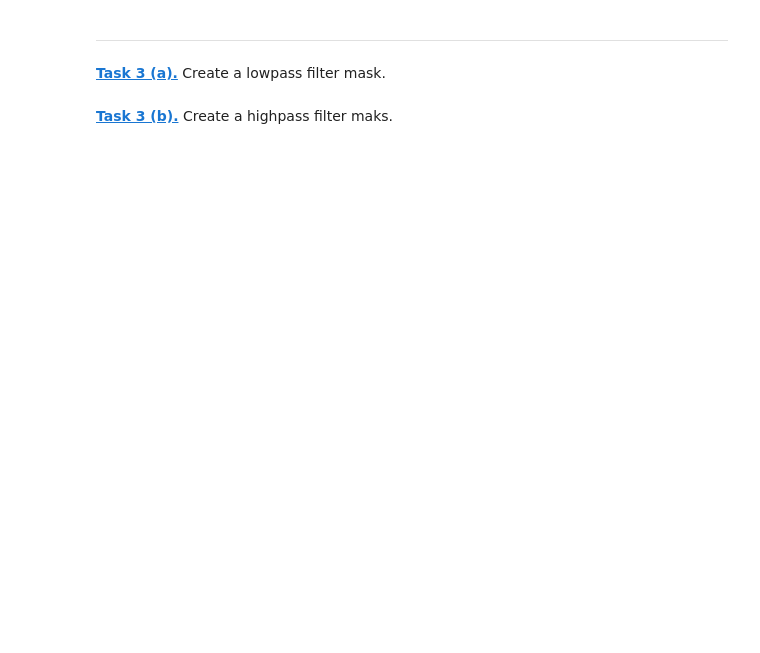
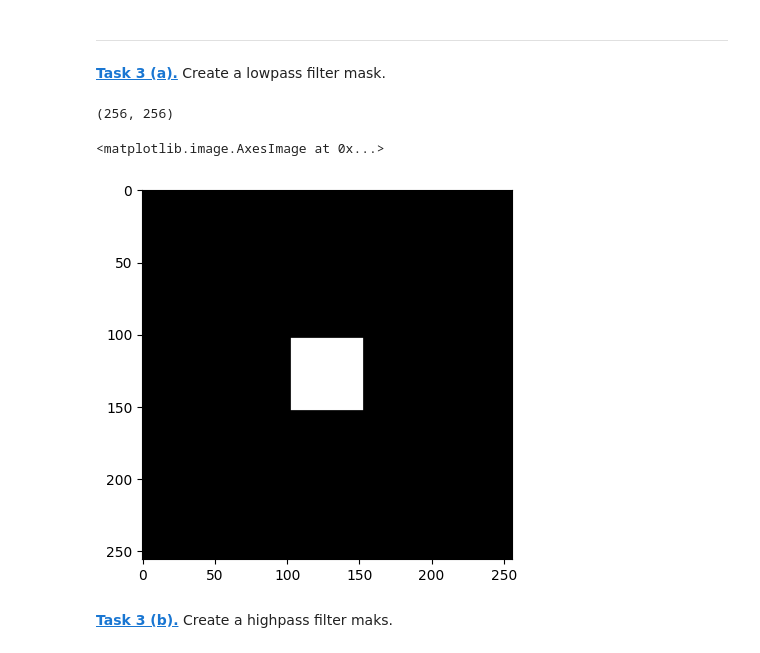
Before and after one commit to Hannahrrrrr/mobifs5-python, a Jupyter notebook: fourier.ipynb, the cells around one changed output. Cells and saved outputs as stored; diff of their text form; code cells hidden in the pictures; blank space fills up the shorter version.

```diff
--- a/fourier.ipynb
+++ b/fourier.ipynb
@@ -103,5 +127,22 @@ def to_complex_array(amplitude_array, phase_array):
 **[Task 3 (a).]()** Create a lowpass filter mask.
 # %%
 filter_window_size = 50
+# %%
+print(amplitude_c.shape)
+low_pass_c = np.zeros(amplitude_c.shape)
+#mittelpunkt von oben in die bildmitte verschieben
+rows, cols = amplitude_c.shape
+f_rows = rows // 2
+f_colm = cols // 2
+breite = filter_window_size // 2
+low_pass_c[f_rows - breite : f_rows + breite, f_colm - breite: f_colm + breite] = 1
+
+plt.figure()
+plt.imshow(low_pass_c, 'gray')
+#plt.imshow(np.log(low_pass_c), 'gray')
+# %% [output]
+(256, 256)
+<matplotlib.image.AxesImage at 0x...>
+[figure, added]
 # %% [markdown]
 **[Task 3 (b).]()** Create a highpass filter maks.
```
Also changed, not shown: parts of 13 cells of this notebook.
